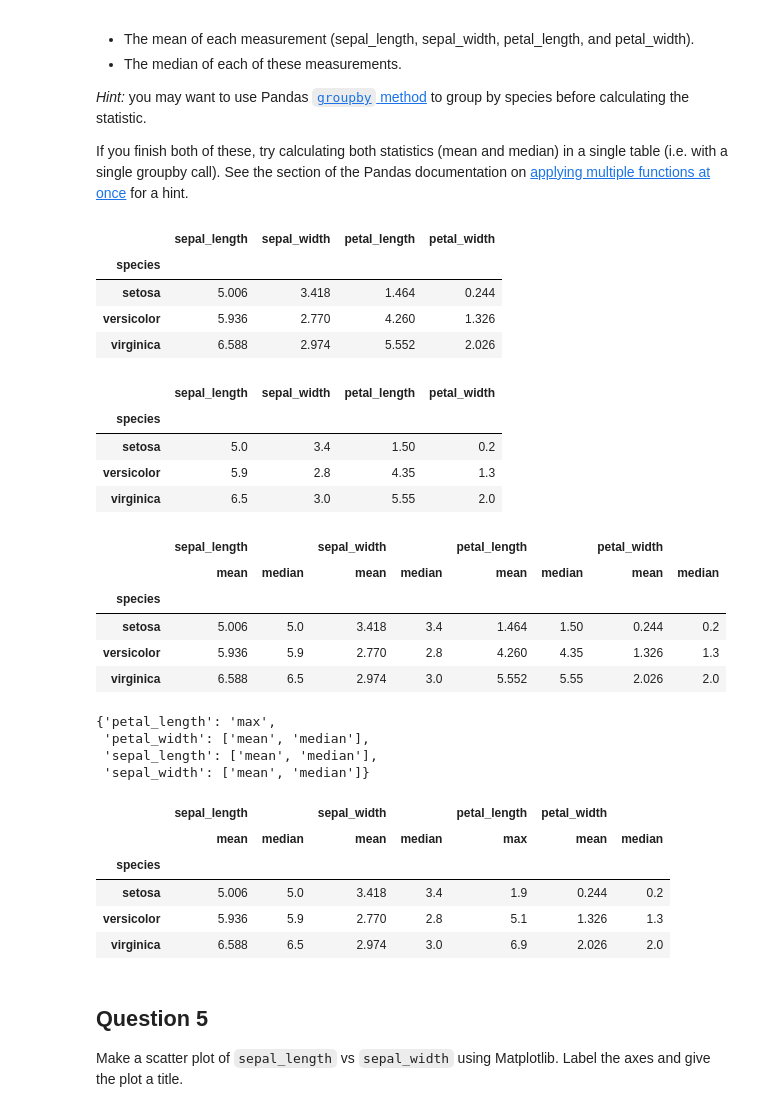
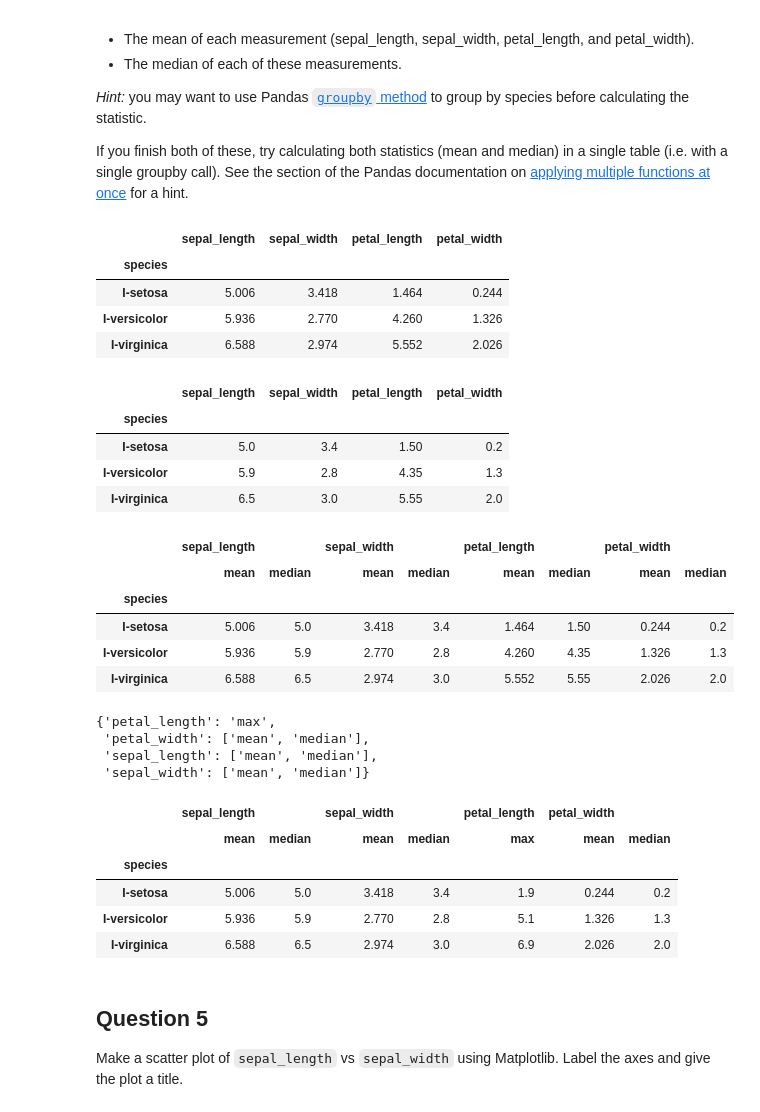
Before and after one commit to dattali18/machine_learning_msc_course, a Jupyter notebook: week1/notebook/week_1_intro_to_machine_learning_hw.ipynb, the cells around one changed output. Saved outputs shown, nothing was run; the diff lists cells and outputs as text; code cells hidden in the pictures.

```diff
--- a/week1/notebook/week_1_intro_to_machine_learning_hw.ipynb
+++ b/week1/notebook/week_1_intro_to_machine_learning_hw.ipynb
@@ -30,9 +26,9 @@ import numpy as np
 import pandas as pd
 import os
 
-data_path = '/content/gdrive/MyDrive/למידה חישובית/Ariella/1-intro-python-colab/data/'
+# Daniel: my relative path to the data from the notebook
+data_path = "../data/"
 filepath = os.path.join(data_path + 'Iris_Data.csv')
-#filepath = '/content/gdrive/MyDrive/למידה חישובית/Ariella/1-intro-python-colab/data/Iris_Data.csv'
 data = pd.read_csv(filepath)
 print("Cols:",data.columns,"\nshape:",data.shape)
 print("shape 0 :",data.shape[0])
@@ -179,30 +196,30 @@ data.groupby('species').mean()
 # %% [output]
 |  | sepal_length | sepal_width | petal_length | petal_width |
 | species |  |  |  |  |
-| setosa | 5.006 | 3.418 | 1.464 | 0.244 |
-| versicolor | 5.936 | 2.770 | 4.260 | 1.326 |
-| virginica | 6.588 | 2.974 | 5.552 | 2.026 |
+| I-setosa | 5.006 | 3.418 | 1.464 | 0.244 |
+| I-versicolor | 5.936 | 2.770 | 4.260 | 1.326 |
+| I-virginica | 6.588 | 2.974 | 5.552 | 2.026 |
 # %%
 # The median calculation
 data.groupby('species').median()
 # %% [output]
 |  | sepal_length | sepal_width | petal_length | petal_width |
 | species |  |  |  |  |
-| setosa | 5.0 | 3.4 | 1.50 | 0.2 |
-| versicolor | 5.9 | 2.8 | 4.35 | 1.3 |
-| virginica | 6.5 | 3.0 | 5.55 | 2.0 |
+| I-setosa | 5.0 | 3.4 | 1.50 | 0.2 |
+| I-versicolor | 5.9 | 2.8 | 4.35 | 1.3 |
+| I-virginica | 6.5 | 3.0 | 5.55 | 2.0 |
 # %%
 # applying multiple functions at once - 2 methods
 
 data.groupby('species').agg(['mean', 'median'])  # passing a list of recognized strings
-data.groupby('species').agg([np.mean, np.median])  # passing a list of explicit aggregation functions
+# data.groupby('species').agg([np.mean, np.median])  # passing a list of explicit aggregation functions
 # %% [output]
 |  | sepal_length |  | sepal_width |  | petal_length |  | petal_width |  |
 |  | mean | median | mean | median | mean | median | mean | median |
 | species |  |  |  |  |  |  |  |  |
-| setosa | 5.006 | 5.0 | 3.418 | 3.4 | 1.464 | 1.50 | 0.244 | 0.2 |
-| versicolor | 5.936 | 5.9 | 2.770 | 2.8 | 4.260 | 4.35 | 1.326 | 1.3 |
-| virginica | 6.588 | 6.5 | 2.974 | 3.0 | 5.552 | 5.55 | 2.026 | 2.0 |
+| I-setosa | 5.006 | 5.0 | 3.418 | 3.4 | 1.464 | 1.50 | 0.244 | 0.2 |
+| I-versicolor | 5.936 | 5.9 | 2.770 | 2.8 | 4.260 | 4.35 | 1.326 | 1.3 |
+| I-virginica | 6.588 | 6.5 | 2.974 | 3.0 | 5.552 | 5.55 | 2.026 | 2.0 |
 # %%
 # If certain fields need to be aggregated differently, we can do:
 from pprint import pprint
@@ -219,9 +236,9 @@ data.groupby('species').agg(agg_dict)
 |  | sepal_length |  | sepal_width |  | petal_length | petal_width |  |
 |  | mean | median | mean | median | max | mean | median |
 | species |  |  |  |  |  |  |  |
-| setosa | 5.006 | 5.0 | 3.418 | 3.4 | 1.9 | 0.244 | 0.2 |
-| versicolor | 5.936 | 5.9 | 2.770 | 2.8 | 5.1 | 1.326 | 1.3 |
-| virginica | 6.588 | 6.5 | 2.974 | 3.0 | 6.9 | 2.026 | 2.0 |
+| I-setosa | 5.006 | 5.0 | 3.418 | 3.4 | 1.9 | 0.244 | 0.2 |
+| I-versicolor | 5.936 | 5.9 | 2.770 | 2.8 | 5.1 | 1.326 | 1.3 |
+| I-virginica | 6.588 | 6.5 | 2.974 | 3.0 | 6.9 | 2.026 | 2.0 |
 # %% [markdown]
 ## Question 5
 
```
Also changed, not shown: parts of 17 cells of this notebook.
